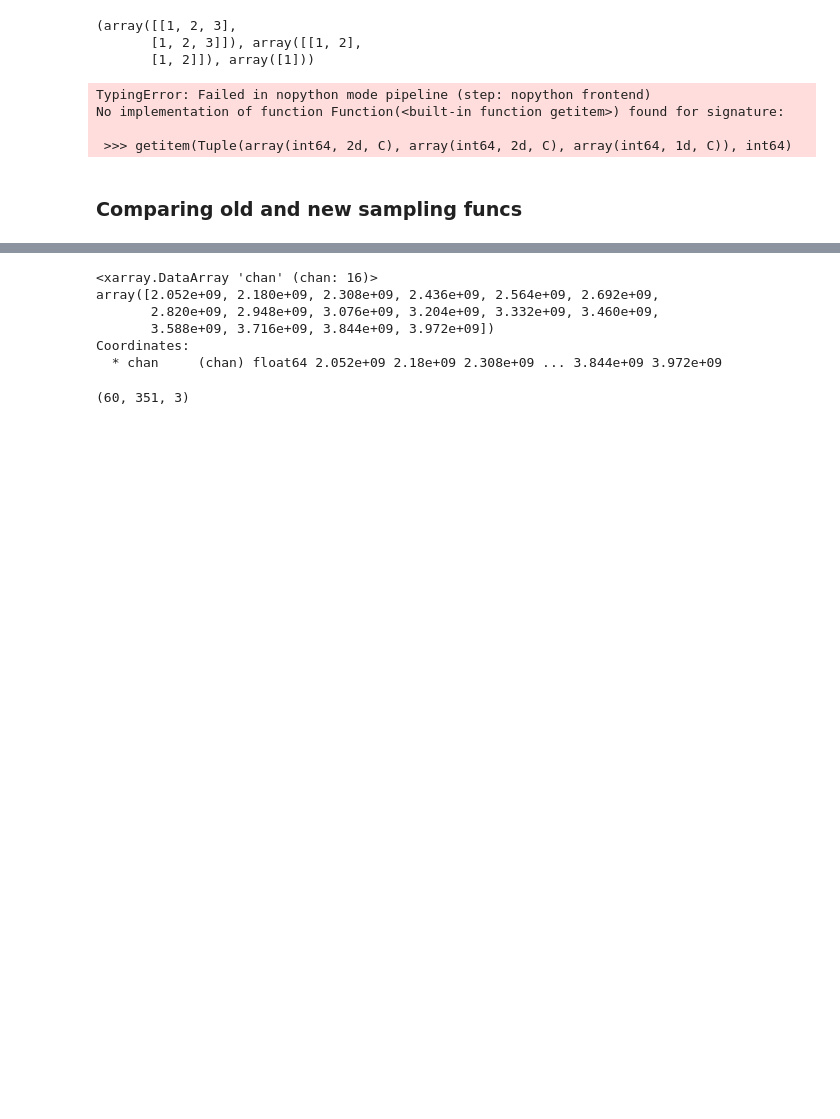
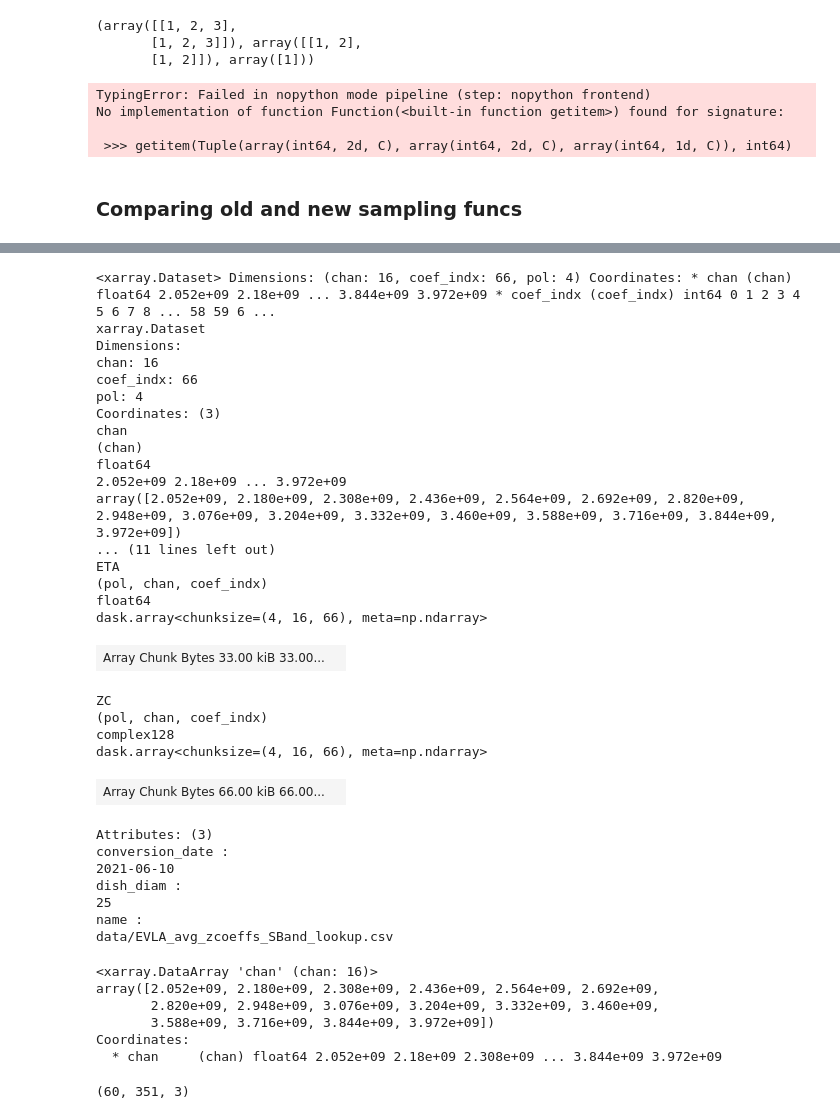
Before and after one commit to casangi/sirius, a Jupyter notebook: development/test_interpolation.ipynb, the cells around one changed output, grey strips where cells are left out. Saved outputs shown, nothing was run; the diff lists cells and outputs as text; code cells hidden in the pictures; blank space fills up the shorter version.

```diff
--- a/development/test_interpolation.ipynb
+++ b/development/test_interpolation.ipynb
@@ -386,2 +406,35 @@ import time
+# %%
+zpc_xds
+# %% [output]
+<xarray.Dataset> Dimensions: (chan: 16, coef_indx: 66, pol: 4) Coordinates: * chan (chan) float64 2.052e+09 2.18e+09 ... 3.844e+09 3.972e+09 * coef_indx (coef_indx) int64 0 1 2 3 4 5 6 7 8 ... 58 59 6 ...
+xarray.Dataset
+Dimensions:
+chan: 16
+coef_indx: 66
+pol: 4
+Coordinates: (3)
+chan
+(chan)
+float64
+2.052e+09 2.18e+09 ... 3.972e+09
+array([2.052e+09, 2.180e+09, 2.308e+09, 2.436e+09, 2.564e+09, 2.692e+09, 2.820e+09, 2.948e+09, 3.076e+09, 3.204e+09, 3.332e+09, 3.460e+09, 3.588e+09, 3.716e+09, 3.844e+09, 3.972e+09])
+... (11 lines left out)
+ETA
+(pol, chan, coef_indx)
+float64
+dask.array<chunksize=(4, 16, 66), meta=np.ndarray>
+| Array Chunk Bytes 33.00 kiB 33.00... |  |
+ZC
+(pol, chan, coef_indx)
+complex128
+dask.array<chunksize=(4, 16, 66), meta=np.ndarray>
+| Array Chunk Bytes 66.00 kiB 66.00... |  |
+Attributes: (3)
+conversion_date :
+2021-06-10
+dish_diam :
+25
+name :
+data/EVLA_avg_zcoeffs_SBand_lookup.csv
 # %%
 #Get Zernike models from casadata
```
Also changed, not shown: parts of 10 cells of this notebook, 4 other files.
